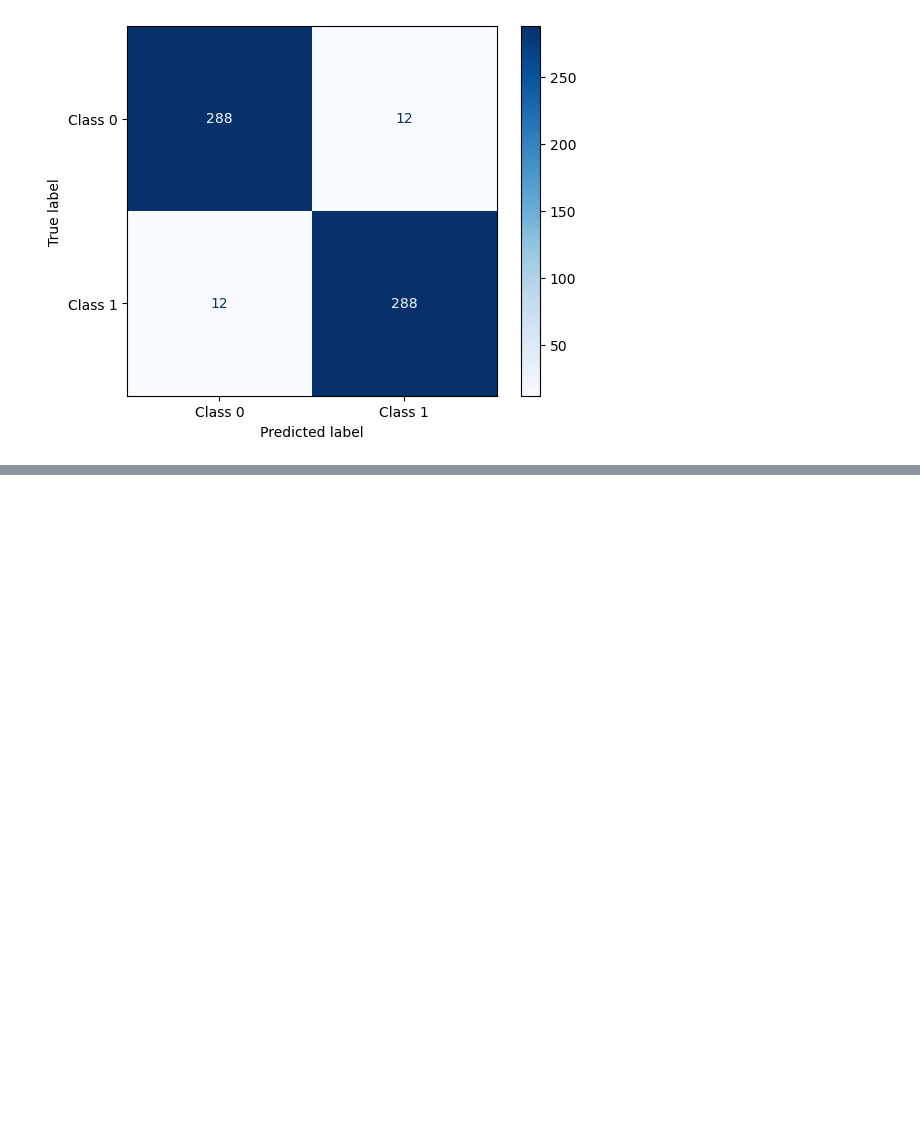
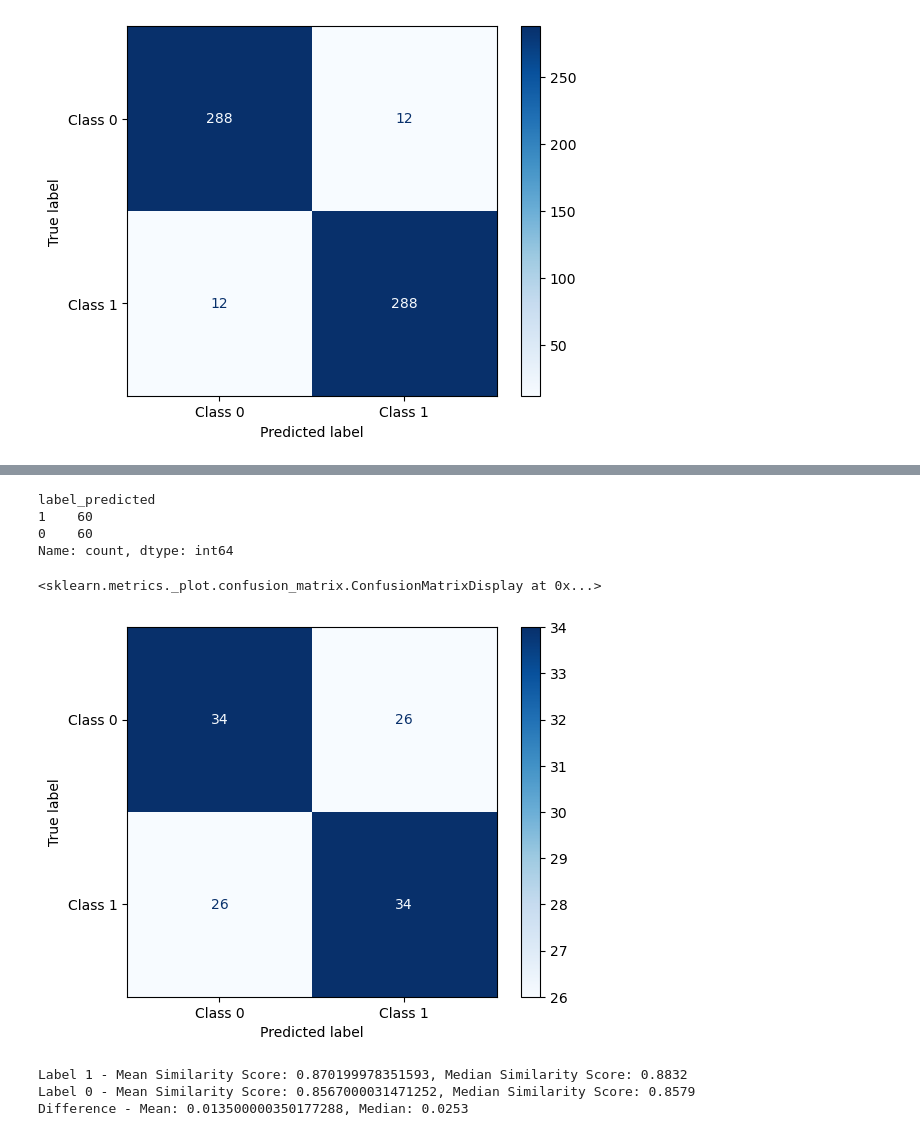
Before and after one commit to Tim60161/workproject_matching_algo, a Jupyter notebook: model_testing.ipynb, the cells around one changed output, grey strips where cells are left out. Saved outputs shown, nothing was run; the diff lists cells and outputs as text; code cells hidden in the pictures; blank space fills up the shorter version.

```diff
--- a/model_testing.ipynb
+++ b/model_testing.ipynb
@@ -309,0 +356,9 @@ df_mismatched_jd_ids.head(6)
+# %%
+import pandas as pd
+
+# Import the CSV file into a dataframe
+file_path = "/Users/timg/Desktop/Workproject/my_fork/workproject_matching_algo/synthetic_data_csv/df_synth_data_2_test.csv"
+df_synth_data_2_test = pd.read_csv(file_path)
+
+# Display the first few rows of the dataframe to verify the import
+df_synth_data_2_test
@@ -309,0 +379,4 @@ df_mismatched_jd_ids.head(6)
+# %%
+df_result_2_test = main_synth_df(df_synth_data_2_test)
+
+df_result_2_test.head(3)
@@ -309,0 +389,9 @@ df_mismatched_jd_ids.head(6)
+# %%
+# Add a new column 'label_predicted' where top 3 resumes = 1 and the rest = 0
+df_result_2_test = df_result_2_test.sort_values(['JD_ID', 'Similarity_score'], ascending=[True, False])
+
+# Apply the labeling logic within each JD_ID group
+df_result_2_test['label_predicted'] = df_result_2_test.groupby('JD_ID')['Similarity_score'].rank(ascending=False).apply(lambda x: 1 if x <= 3 else 0)
+
+# Display the updated DataFrame
+df_result_2_test
@@ -309,0 +412,40 @@ df_mismatched_jd_ids.head(6)
+# %%
+df_result_2_test["label_predicted"].value_counts()
+# %% [output]
+label_predicted
+1    60
+0    60
+Name: count, dtype: int64
+# %%
+from sklearn.metrics import confusion_matrix, ConfusionMatrixDisplay
+
+# Calculate the confusion matrix
+cm_2_test = confusion_matrix(df_result_2_test['label'], df_result_2_test['label_predicted'])
+
+# Display the confusion matrix
+disp_2_test = ConfusionMatrixDisplay(confusion_matrix=cm_2_test, display_labels=["Class 0", "Class 1"])
+disp_2_test.plot(cmap="Blues", values_format="d")
+# %% [output]
+<sklearn.metrics._plot.confusion_matrix.ConfusionMatrixDisplay at 0x...>
+[figure, added]
+# %%
+# Calculate mean and median similarity scores for label = 1
+mean_label_1_2_test = round(df_result_2_test[df_result_2_test['label'] == 1]['Similarity_score'].mean(), 4)
+median_label_1_2_test = round(df_result_2_test[df_result_2_test['label'] == 1]['Similarity_score'].median(), 4)
+
+# Calculate mean and median similarity scores for label = 0
+mean_label_0_2_test = round(df_result_2_test[df_result_2_test['label'] == 0]['Similarity_score'].mean(), 4)
+median_label_0_2_test = round(df_result_2_test[df_result_2_test['label'] == 0]['Similarity_score'].median(), 4)
+
+# Calculate differences between label 1 and label 0
+mean_difference_2_test = round(mean_label_1_2_test - mean_label_0_2_test, 4)
+median_difference_2_test = round(median_label_1_2_test - median_label_0_2_test, 4)
+
+# Output the results
+print(f"Label 1 - Mean Similarity Score: {mean_label_1_2_test}, Median Similarity Score: {median_label_1_2_test}")
+print(f"Label 0 - Mean Similarity Score: {mean_label_0_2_test}, Median Similarity Score: {median_label_0_2_test}")
+print(f"Difference - Mean: {mean_difference_2_test}, Median: {median_difference_2_test}")
+# %% [output]
+Label 1 - Mean Similarity Score: 0.870199978351593, Median Similarity Score: 0.8832
+Label 0 - Mean Similarity Score: 0.8567000031471252, Median Similarity Score: 0.8579
+Difference - Mean: 0.013500000350177288, Median: 0.0253
```
Also changed, not shown: parts of 63 cells of this notebook, 6 other files.
